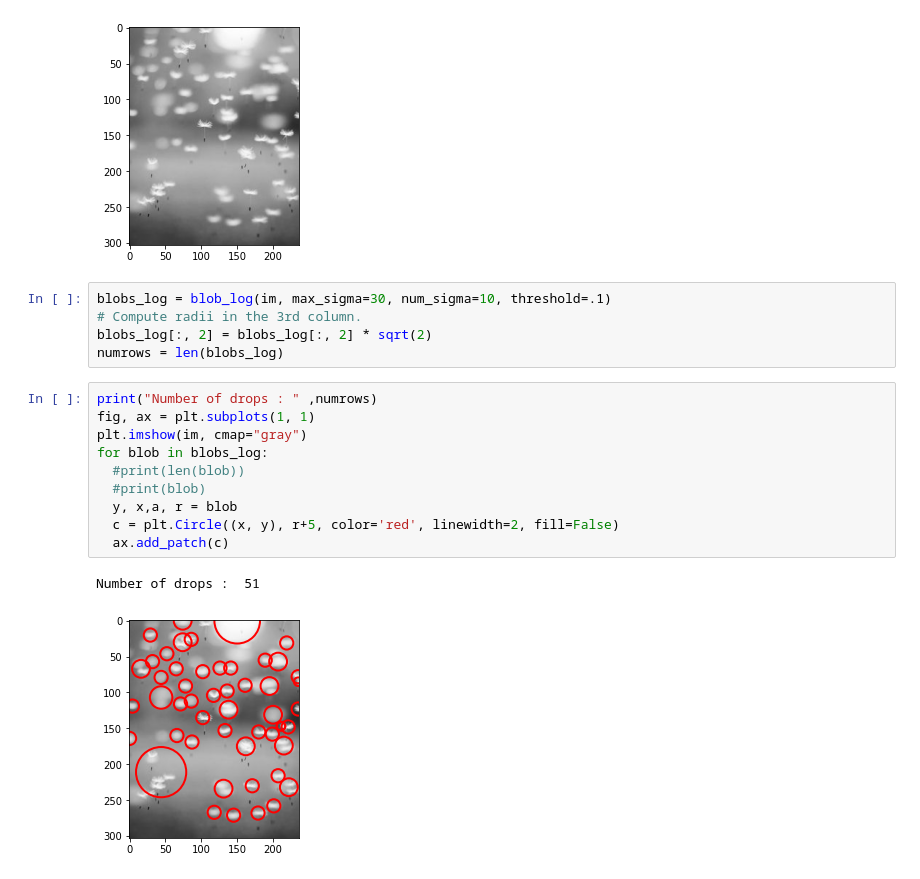
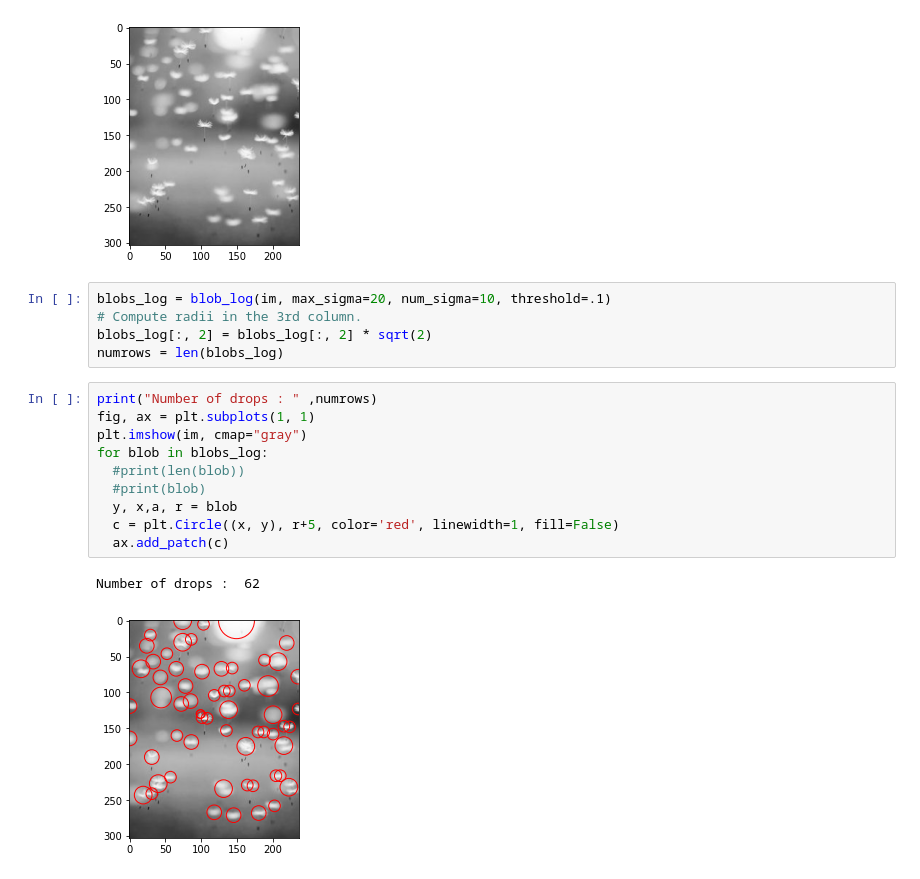
Before and after one commit to aartipnair/genetic_algorithm_practice, a Jupyter notebook: image_processing.ipynb, the cells around one changed output. Saved outputs shown, nothing was run; the diff lists cells and outputs as text.

```diff
--- a/image_processing.ipynb
+++ b/image_processing.ipynb
@@ -16,20 +16,20 @@ plt.show()
 # %% [output]
 [figure]
 # %%
-blobs_log = blob_log(im, max_sigma=30, num_sigma=10, threshold=.1)
+blobs_log = blob_log(im, max_sigma=20, num_sigma=10, threshold=.1)
 # Compute radii in the 3rd column.
 blobs_log[:, 2] = blobs_log[:, 2] * sqrt(2)
 numrows = len(blobs_log)
 # %%
 print("Number of drops : " ,numrows)
 fig, ax = plt.subplots(1, 1)
 plt.imshow(im, cmap="gray")
 for blob in blobs_log:
   #print(len(blob))
   #print(blob)
   y, x,a, r = blob
-  c = plt.Circle((x, y), r+5, color='red', linewidth=2, fill=False)
+  c = plt.Circle((x, y), r+5, color='red', linewidth=1, fill=False)
   ax.add_patch(c)
 # %% [output]
-Number of drops :  51
+Number of drops :  62
-[figure, old version]
+[figure, new version]
```
